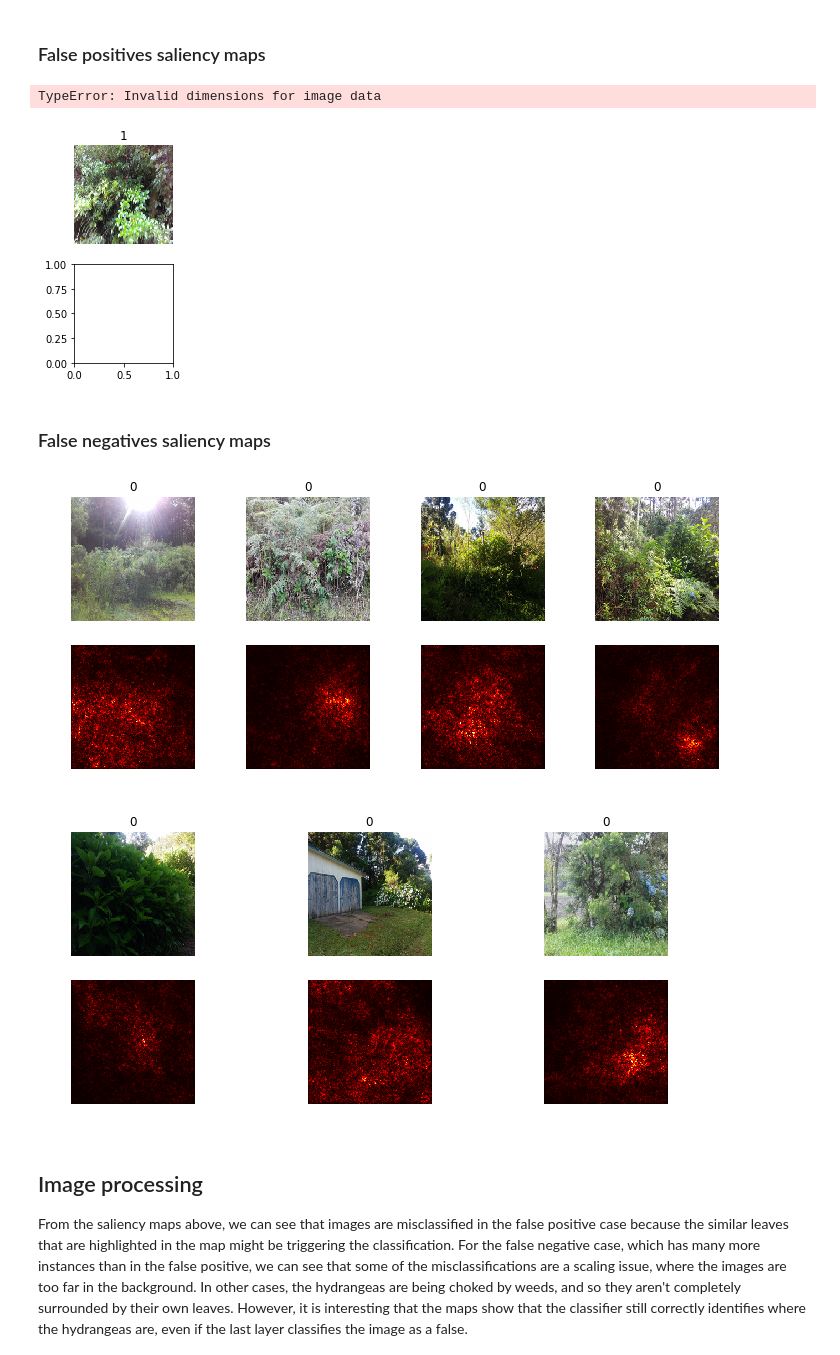
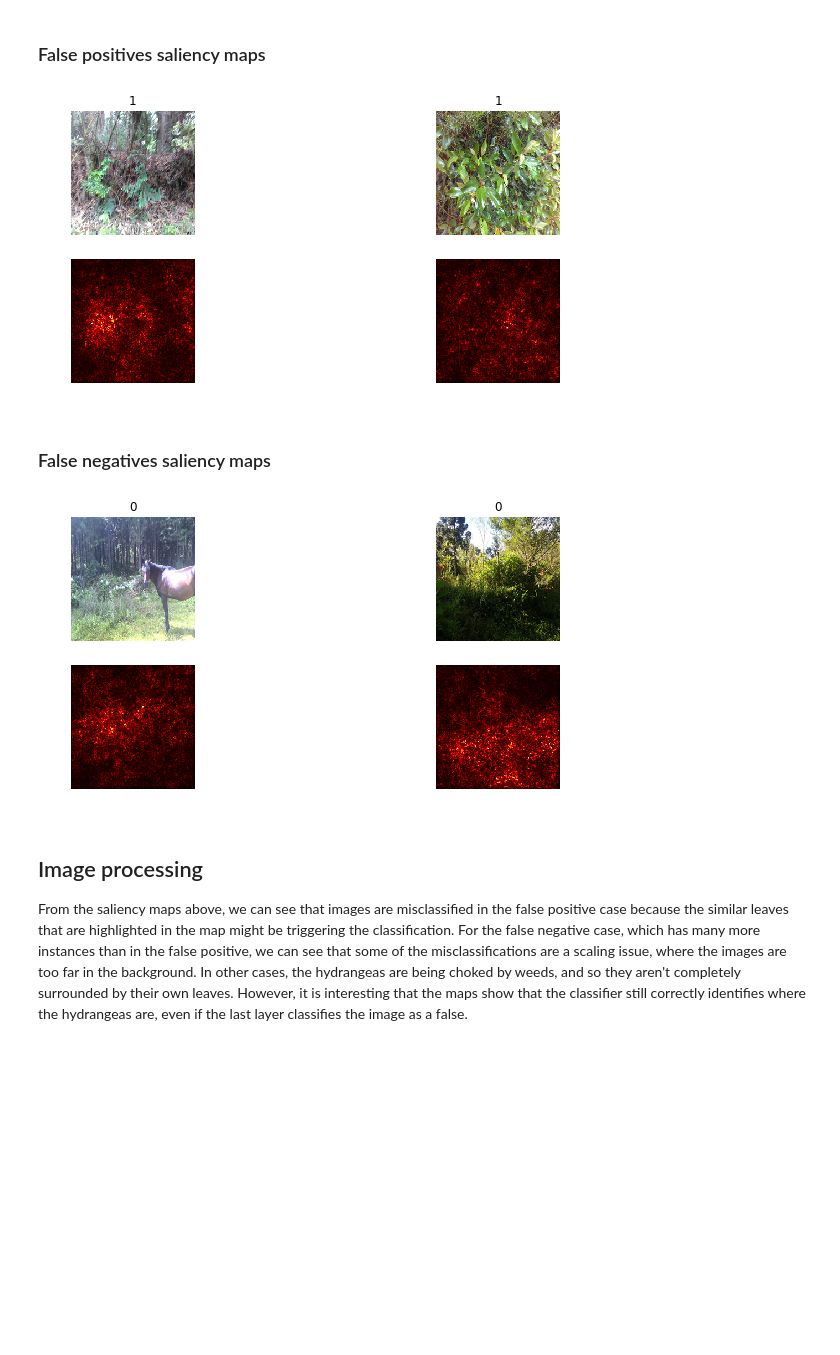
Before and after one commit to christydennison/cs231n-final, a Jupyter notebook: MoreValidationScaling.ipynb, the cells around one changed output. Drawn from its saved outputs; the diff is of its cells as text; code cells hidden in the pictures; blank space fills up the shorter version.

Commit message:
hyper tuning with probs and new validation set

```diff
--- a/MoreValidationScaling.ipynb
+++ b/MoreValidationScaling.ipynb
@@ -46,7 +46,7 @@ data_transforms = {
 data_dir = os.path.join(cwd,"dataset")
 dsets = {x: datasets.ImageFolder(os.path.join(data_dir, x), data_transforms[x])
          for x in ['train', 'val']}
-dset_loaders = {x: torch.utils.data.DataLoader(dsets[x], batch_size=4,
+dset_loaders = {x: torch.utils.data.DataLoader(dsets[x], batch_size=25,
                                                shuffle=True, num_workers=4)
                 for x in ['train', 'val']}
 
@@ -138,9 +138,12 @@ Here we run the learning rate, regularization, and betas for Adam optimizer for
 # best acc 0.9823008849557522, beta0 0.9, beta1 0.99, reg 0.009353862731792716, lr -3.8977295249006114
 # check acc 0.9778761061946902, reg 0.001386213096623003, lr -4.1869187135357055
 # check acc 0.9823008849557522, reg 0.0021130252540119635, lr -3.9530562642188993
+# best acc 0.9734513274336283, beta0 0.9, beta1 0.99, reg 0.002288454578553392, lr -3.9603923730536077
+# check acc 0.9823008849557522, reg 0.0020169655217532083, lr -3.868254393508172
+# best acc 0.9823008849557522, beta0 0.9, beta1 0.99, reg 0.0020169655217532083, lr -3.868254393508172
 
-lr_step = .05
-lr_range = np.arange(-4.2,-3.8,lr_step)
+lr_step = .01
+lr_range = np.arange(-4,-3.85,lr_step)
 learning_rates = [10**np.random.uniform(n,n+lr_step) for n in lr_range]
 reg_step = .1
 reg_range = np.arange(-3,-2.5,reg_step)
@@ -152,6 +155,7 @@ best_beta0 = 0.9
 best_beta1 = 0.99
 best_reg = -1
 best_lr = -1
+best_model = None
 
 for lr in learning_rates:
     for reg in regs:
@@ -172,7 +176,10 @@ for lr in learning_rates:
             #best_beta1 = beta1
             best_reg = reg
             best_lr = lr
-            print("check acc {}, beta0 {}, beta1 {}, reg {}, lr {}".format(acc, beta0, beta1, reg, np.log10(lr)))
+            best_model = model
+            print("check acc {}, reg {}, lr {}".format(acc, reg, np.log10(lr)))
+
 
 print("best acc {}, beta0 {}, beta1 {}, reg {}, lr {}".format(best_acc, best_beta0, best_beta1, best_reg, np.log10(best_lr)))
+torch.save(best_model.state_dict(), os.path.join(cwd,"model_params_scaling_more_val_hyper.pth"))
 # %% [output]
@@ -210,10 +217,11 @@ model = models.resnet18(pretrained=True)
 num_ftrs = model.fc.in_features
 model.fc = nn.Linear(num_ftrs, 2)
 model.cuda()
-loss_fn = nn.CrossEntropyLoss()
-optimizer = optim.Adam(model.parameters(), lr=10**-4.05194, betas=(0.95, 0.995), weight_decay=0.00186)
+model.load_state_dict(torch.load(os.path.join(cwd,"model_params_scaling_more_val_hyper.pth")))
+#loss_fn = nn.CrossEntropyLoss()
+#optimizer = optim.Adam(model.parameters(), lr=10**-3.89, betas=(0.9, 0.99), weight_decay=0.009)
 
-loss_history = train(model, loss_fn, dset_loaders["train"], optimizer, num_epochs=10)
+#loss_history = train(model, loss_fn, dset_loaders["train"], optimizer, num_epochs=5)
 acc, incorrects = check_accuracy(model, dset_loaders["val"], True)
 print("False negatives:",len(incorrects[0]))
 print("False positives:",len(incorrects[1]))
@@ -327,20 +320,14 @@ def show_saliency_maps(X, y, name):
 false_positives = incorrects[1]
 show_saliency_maps(false_positives, torch.zeros(len(false_positives)).type(torch.cuda.LongTensor), '1')
 # %% [output]
-TypeError: Invalid dimensions for image data
-[figure, old version]
+[figure, new version]
 # %% [markdown]
 ### False negatives saliency maps
 # %%
-false_negatives = incorrects[0][0:4]
+false_negatives = incorrects[0]
 show_saliency_maps(false_negatives, torch.zeros(len(false_negatives)).type(torch.cuda.LongTensor), '0')
-false_negatives = incorrects[0][4:8]
-show_saliency_maps(false_negatives, torch.zeros(len(false_negatives)).type(torch.cuda.LongTensor), '0')
-#false_negatives = incorrects[0][8:13]
-#show_saliency_maps(false_negatives, torch.zeros(len(false_negatives)).type(torch.cuda.LongTensor), '0')
 # %% [output]
-[figure, old version]
+[figure, new version]
-[figure, removed]
 # %% [markdown]
 ## Image processing
 From the saliency maps above, we can see that images are misclassified in the false positive case because the similar leaves that are highlighted in the map might be triggering the classification. For the false negative case, which has many more instances than in the false positive, we can see that some of the misclassifications are a scaling issue, where the images are too far in the background. In other cases, the hydrangeas are being choked by weeds, and so they aren't completely surrounded by their own leaves. However, it is interesting that the maps show that the classifier still correctly identifies where the hydrangeas are, even if the last layer classifies the image as a false.
```
Also changed, not shown: parts of 7 cells of this notebook, 1 other file.
